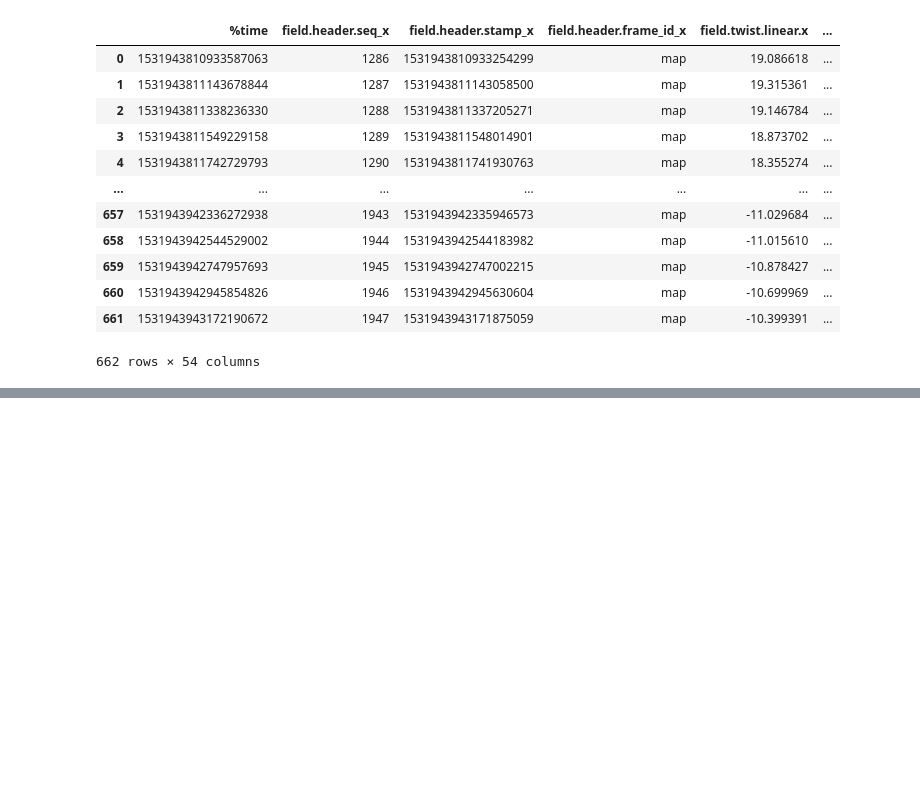
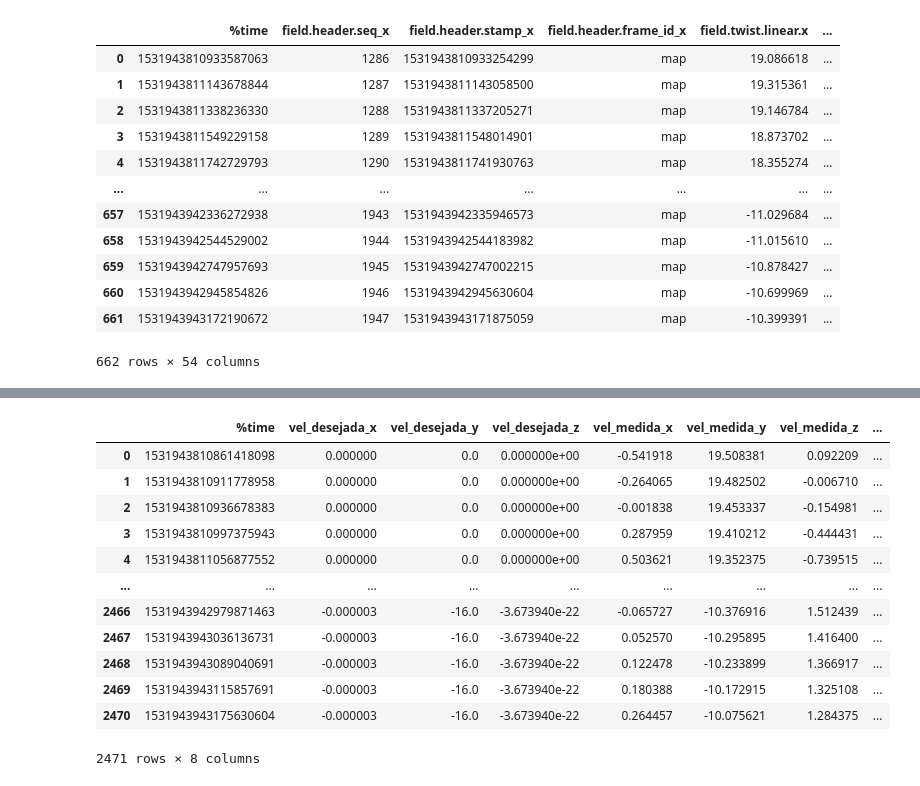
Before and after one commit to RenatodaCostaSantos/flight_anomaly_detection, a Jupyter notebook: aeroespacial-2/notebooks/00_00_data_exploration.ipynb, the cells around one changed output, grey strips where cells are left out. Saved outputs shown, nothing was run; the diff lists cells and outputs as text; code cells hidden in the pictures; blank space fills up the shorter version.

```diff
--- a/aeroespacial-2/notebooks/00_00_data_exploration.ipynb
+++ b/aeroespacial-2/notebooks/00_00_data_exploration.ipynb
@@ -613,0 +1047,24 @@ df_merge4
+# %%
+cols_to_drop = [c for c in df8.columns if 'header' in c]
+
+df_merge6= df_merge6.drop(columns=cols_to_drop)
+
+df8 = df8.drop(columns=cols_to_drop)
+
+df8 = df8.drop(columns = 'field.coordinate_frame')
+# %%
+df8
+# %% [output]
+|  | %time | vel_desejada_x | vel_desejada_y | vel_desejada_z | vel_medida_x | vel_medida_y | vel_medida_z | ... |
+| 0 | 1531943810861418098 | 0.000000 | 0.0 | 0.000000e+00 | -0.541918 | 19.508381 | 0.092209 | ... |
+| 1 | 1531943810911778958 | 0.000000 | 0.0 | 0.000000e+00 | -0.264065 | 19.482502 | -0.006710 | ... |
+| 2 | 1531943810936678383 | 0.000000 | 0.0 | 0.000000e+00 | -0.001838 | 19.453337 | -0.154981 | ... |
+| 3 | 1531943810997375943 | 0.000000 | 0.0 | 0.000000e+00 | 0.287959 | 19.410212 | -0.444431 | ... |
+| 4 | 1531943811056877552 | 0.000000 | 0.0 | 0.000000e+00 | 0.503621 | 19.352375 | -0.739515 | ... |
+| ... | ... | ... | ... | ... | ... | ... | ... | ... |
+| 2466 | 1531943942979871463 | -0.000003 | -16.0 | -3.673940e-22 | -0.065727 | -10.376916 | 1.512439 | ... |
+| 2467 | 1531943943036136731 | -0.000003 | -16.0 | -3.673940e-22 | 0.052570 | -10.295895 | 1.416400 | ... |
+| 2468 | 1531943943089040691 | -0.000003 | -16.0 | -3.673940e-22 | 0.122478 | -10.233899 | 1.366917 | ... |
+| 2469 | 1531943943115857691 | -0.000003 | -16.0 | -3.673940e-22 | 0.180388 | -10.172915 | 1.325108 | ... |
+| 2470 | 1531943943175630604 | -0.000003 | -16.0 | -3.673940e-22 | 0.264457 | -10.075621 | 1.284375 | ... |
+2471 rows × 8 columns
```
Also changed, not shown: parts of 44 cells of this notebook.
